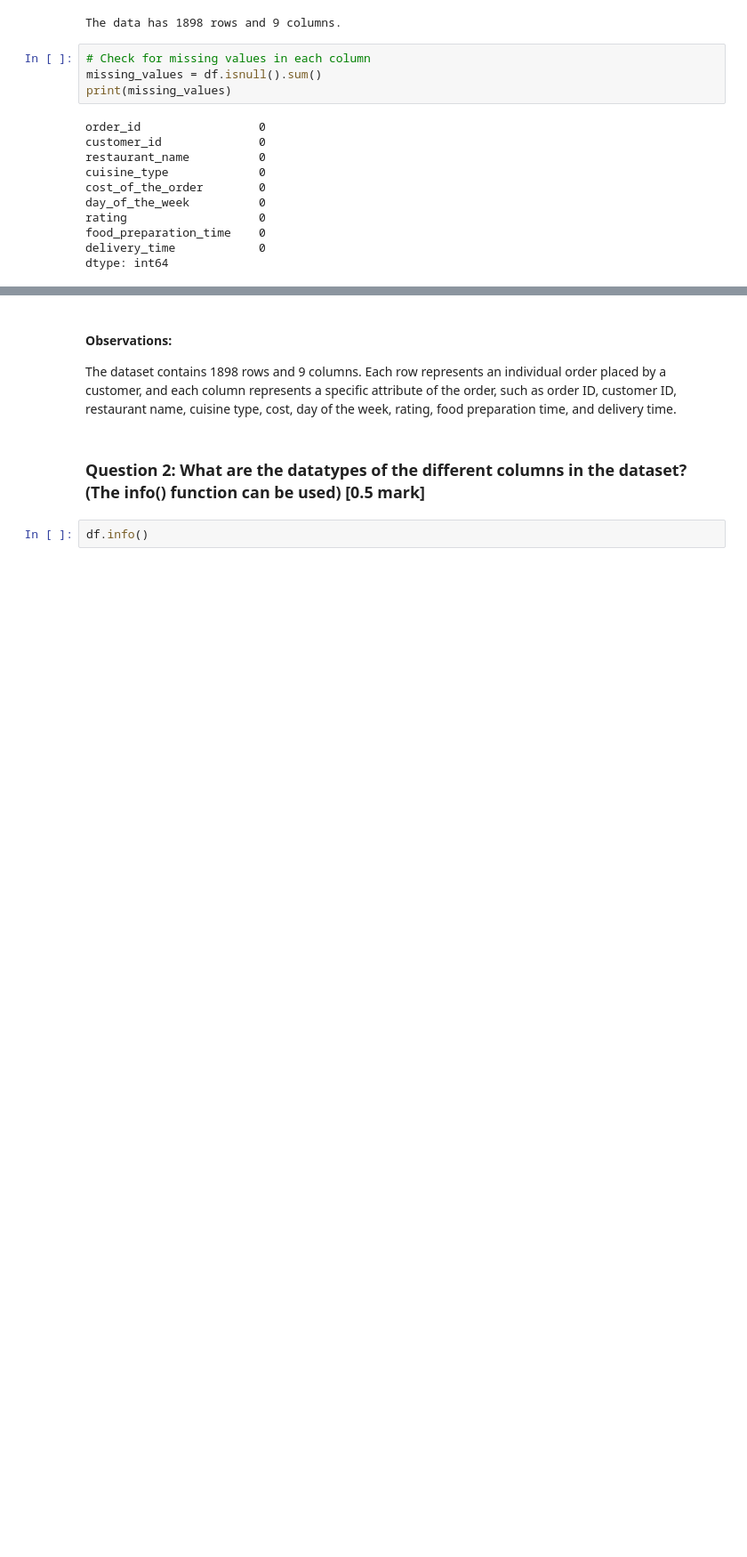
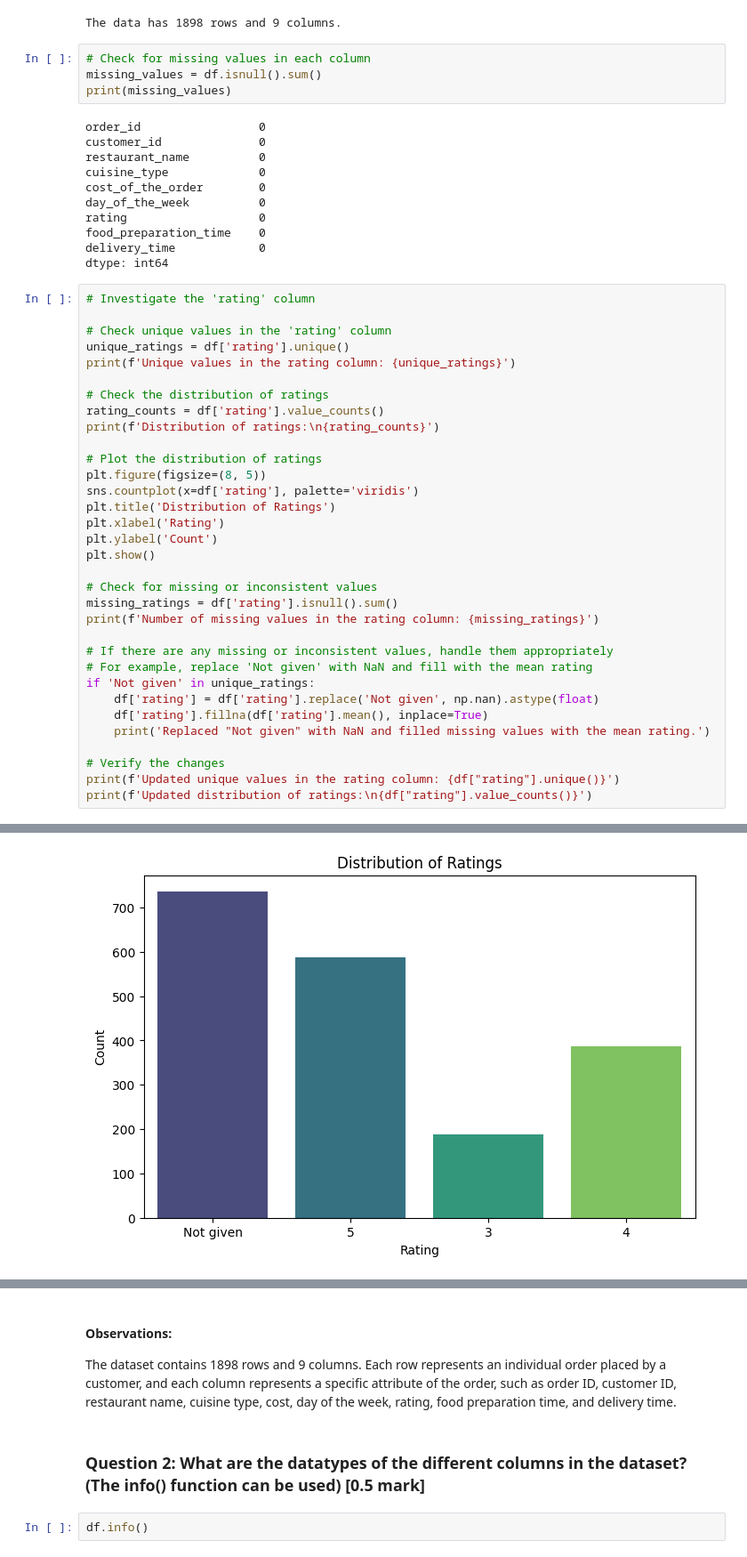
Before and after one commit to zuzann18/MIT_Food, a Jupyter notebook: food_analysis.ipynb, the cells around one changed output, grey strips where cells are left out. Shown at 89% size. Saved outputs shown, nothing was run; the diff lists cells and outputs as text; blank space fills up the shorter version.

```diff
--- a/food_analysis.ipynb
+++ b/food_analysis.ipynb
@@ -82,3 +120,37 @@ rating                   0
 food_preparation_time    0
 delivery_time            0
 dtype: int64
+# %%
+# Investigate the 'rating' column
+
+# Check unique values in the 'rating' column
+unique_ratings = df['rating'].unique()
+print(f'Unique values in the rating column: {unique_ratings}')
+
+# Check the distribution of ratings
+rating_counts = df['rating'].value_counts()
+print(f'Distribution of ratings:\n{rating_counts}')
+
+# Plot the distribution of ratings
+plt.figure(figsize=(8, 5))
+sns.countplot(x=df['rating'], palette='viridis')
+plt.title('Distribution of Ratings')
+plt.xlabel('Rating')
+plt.ylabel('Count')
+plt.show()
+
+# Check for missing or inconsistent values
+missing_ratings = df['rating'].isnull().sum()
+print(f'Number of missing values in the rating column: {missing_ratings}')
+
+# If there are any missing or inconsistent values, handle them appropriately
+# For example, replace 'Not given' with NaN and fill with the mean rating
+if 'Not given' in unique_ratings:
+    df['rating'] = df['rating'].replace('Not given', np.nan).astype(float)
+    df['rating'].fillna(df['rating'].mean(), inplace=True)
+    print('Replaced "Not given" with NaN and filled missing values with the mean rating.')
+
+# Verify the changes
+print(f'Updated unique values in the rating column: {df["rating"].unique()}')
+print(f'Updated distribution of ratings:\n{df["rating"].value_counts()}')
+# %% [output]
@@ -84,0 +165 @@ dtype: int64
+[figure, added]
```
Also changed, not shown: parts of 23 cells of this notebook.
